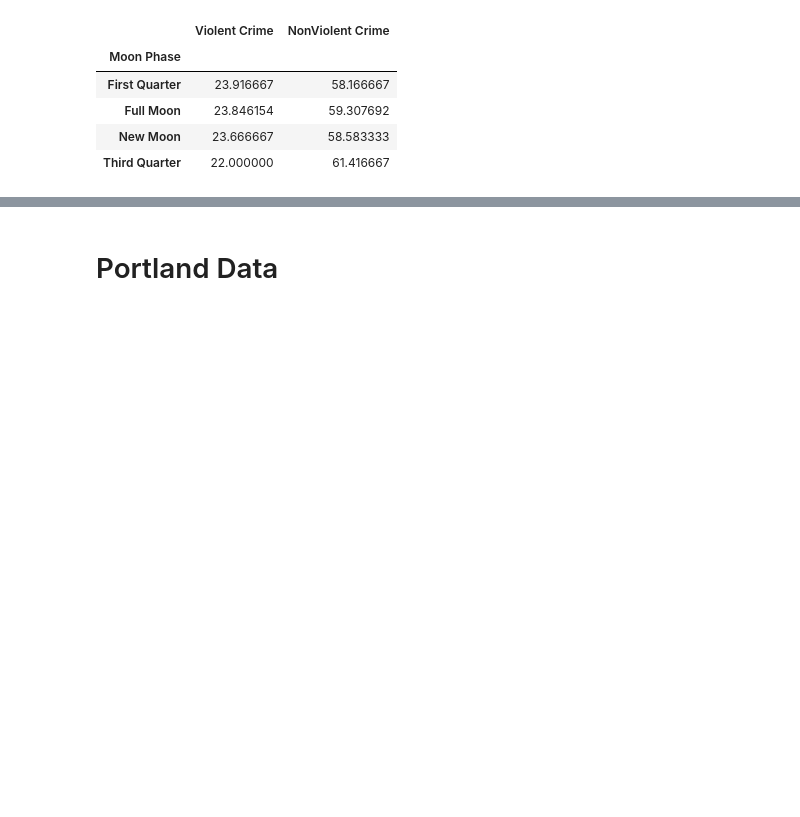
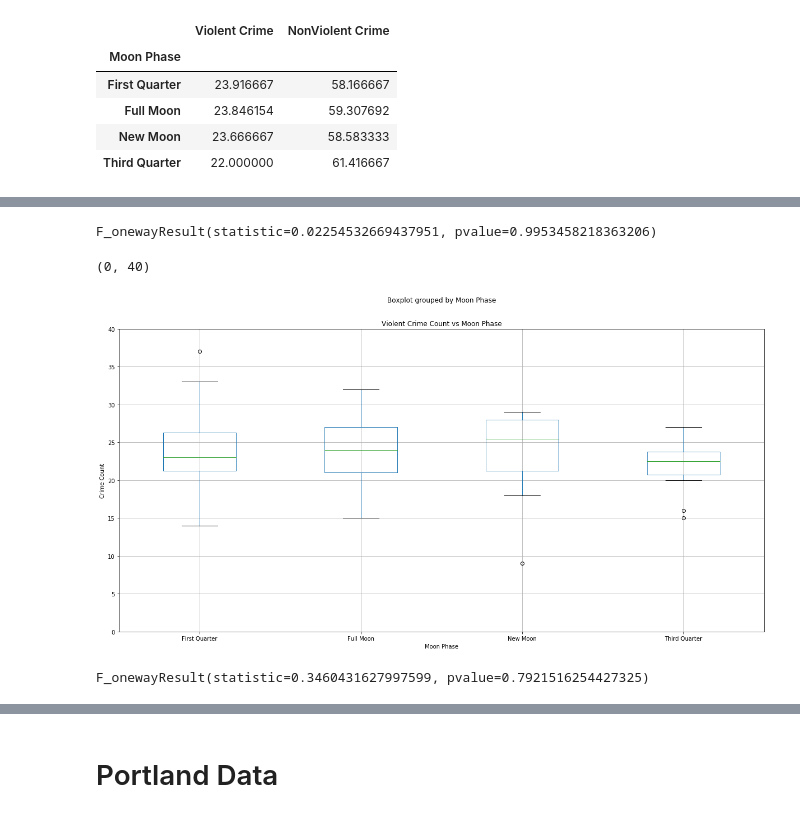
Before and after one commit to NHigs58/Project-1-, a Jupyter notebook: ModifiedGraphs.ipynb, the cells around one changed output, grey strips where cells are left out. Cells and saved outputs as stored; diff of their text form; code cells hidden in the pictures; blank space fills up the shorter version.

Commit message:
ANOVA tests

```diff
--- a/ModifiedGraphs.ipynb
+++ b/ModifiedGraphs.ipynb
@@ -107,0 +122,29 @@ plt.savefig("Images/ViolentVsNonViolentBarAtl.png")
+# %%
+#total crime anova test
+group1 = Atlanta_df[Atlanta_df['Moon Phase'] == "First Quarter"]["Crime Count"]
+group2 = Atlanta_df[Atlanta_df['Moon Phase'] == "Full Moon"]["Crime Count"]
+group3 = Atlanta_df[Atlanta_df['Moon Phase'] == "New Moon"]["Crime Count"]
+group4 = Atlanta_df[Atlanta_df['Moon Phase'] == "Third Quarter"]["Crime Count"]
+
+stats.f_oneway(group1, group2, group3, group4)
+# %% [output]
+F_onewayResult(statistic=0.02254532669437951, pvalue=0.9953458218363206)
+# %%
+#Box plot of total violent crime by moon phase
+Atlanta_df.boxplot("Violent Crime", by="Moon Phase", figsize=(20, 10))
+plt.title('Violent Crime Count vs Moon Phase')
+plt.ylabel('Crime Count')
+plt.ylim(0,40)
+# %% [output]
+(0, 40)
+[figure, added]
+# %%
+#total crime anova test
+group1 = Atlanta_df[Atlanta_df['Moon Phase'] == "First Quarter"]["Violent Crime"]
+group2 = Atlanta_df[Atlanta_df['Moon Phase'] == "Full Moon"]["Violent Crime"]
+group3 = Atlanta_df[Atlanta_df['Moon Phase'] == "New Moon"]["Violent Crime"]
+group4 = Atlanta_df[Atlanta_df['Moon Phase'] == "Third Quarter"]["Violent Crime"]
+
+stats.f_oneway(group1, group2, group3, group4)
+# %% [output]
+F_onewayResult(statistic=0.3460431627997599, pvalue=0.7921516254427325)
```
Also changed, not shown: parts of 21 cells of this notebook, 2 other files.
